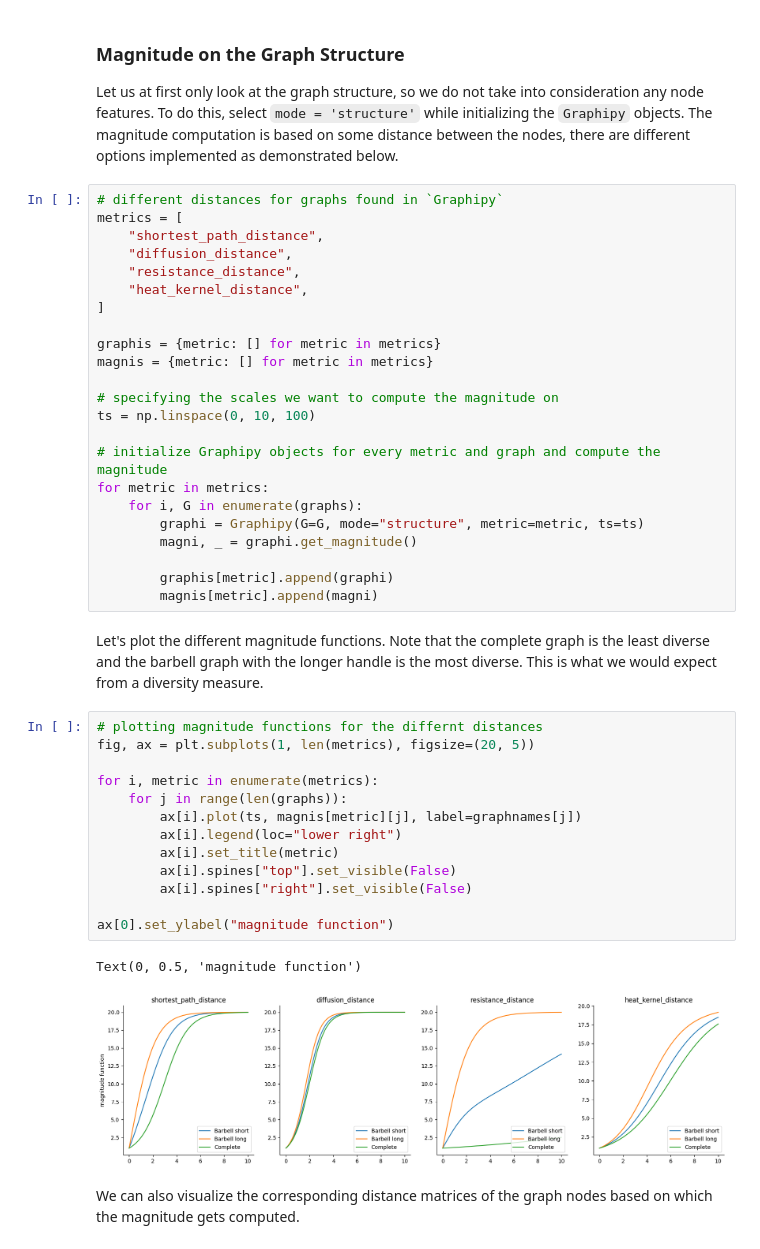
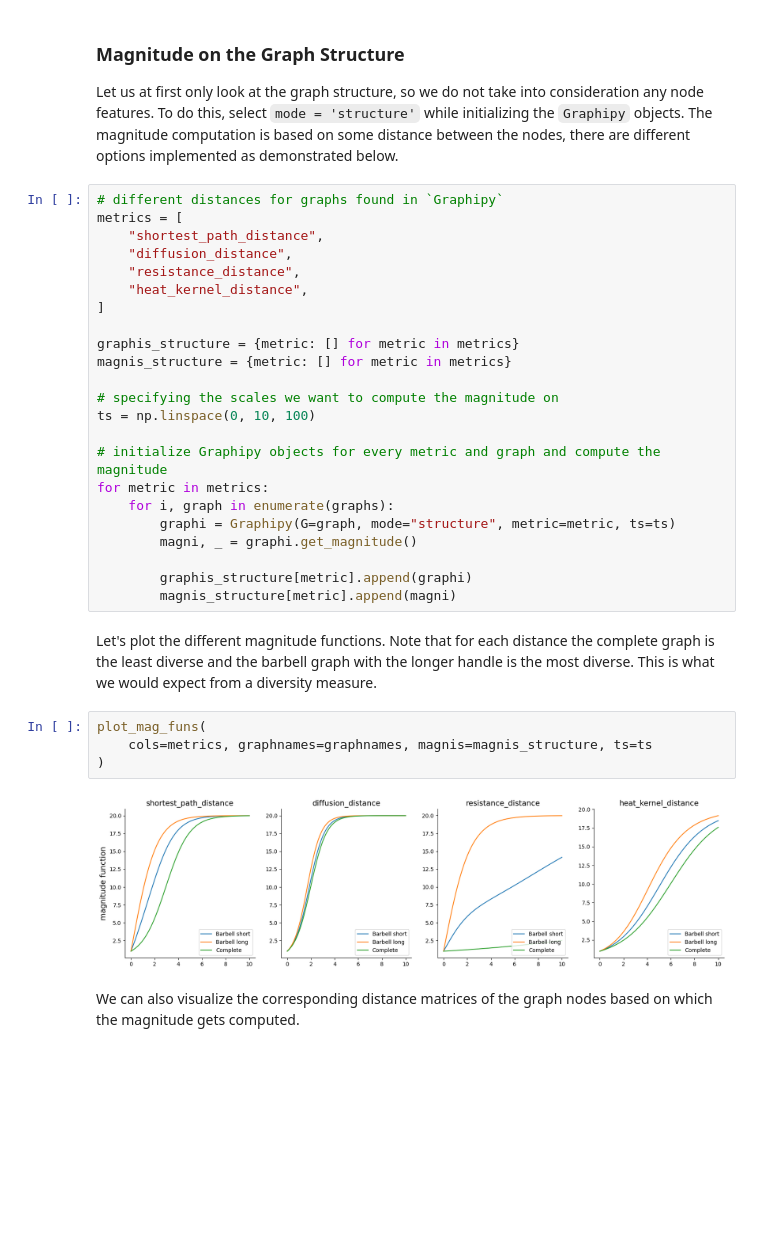
Before and after one commit to aidos-lab/magnipy, a Jupyter notebook: notebooks/graphipy_tutorial.ipynb, the cells around one changed output. Saved outputs shown, nothing was run; the diff lists cells and outputs as text; blank space fills up the shorter version.

```diff
--- a/notebooks/graphipy_tutorial.ipynb
+++ b/notebooks/graphipy_tutorial.ipynb
@@ -119,37 +69,27 @@ metrics = [
     "heat_kernel_distance",
 ]
 
-graphis = {metric: [] for metric in metrics}
-magnis = {metric: [] for metric in metrics}
+graphis_structure = {metric: [] for metric in metrics}
+magnis_structure = {metric: [] for metric in metrics}
 
 # specifying the scales we want to compute the magnitude on
 ts = np.linspace(0, 10, 100)
 
 # initialize Graphipy objects for every metric and graph and compute the magnitude
 for metric in metrics:
-    for i, G in enumerate(graphs):
-        graphi = Graphipy(G=G, mode="structure", metric=metric, ts=ts)
+    for i, graph in enumerate(graphs):
+        graphi = Graphipy(G=graph, mode="structure", metric=metric, ts=ts)
         magni, _ = graphi.get_magnitude()
 
-        graphis[metric].append(graphi)
-        magnis[metric].append(magni)
+        graphis_structure[metric].append(graphi)
+        magnis_structure[metric].append(magni)
 # %% [markdown]
-Let's plot the different magnitude functions. Note that the complete graph is the least diverse and the barbell graph with the longer handle is the most diverse. This is what we would expect from a diversity measure.
+Let's plot the different magnitude functions. Note that for each distance the complete graph is the least diverse and the barbell graph with the longer handle is the most diverse. This is what we would expect from a diversity measure.
-# %%
-# plotting magnitude functions for the differnt distances
-fig, ax = plt.subplots(1, len(metrics), figsize=(20, 5))
-
-for i, metric in enumerate(metrics):
-    for j in range(len(graphs)):
-        ax[i].plot(ts, magnis[metric][j], label=graphnames[j])
-        ax[i].legend(loc="lower right")
-        ax[i].set_title(metric)
-        ax[i].spines["top"].set_visible(False)
-        ax[i].spines["right"].set_visible(False)
-
-ax[0].set_ylabel("magnitude function")
-# %% [output]
-Text(0, 0.5, 'magnitude function')
-[figure, removed]
+# %%
+plot_mag_funs(
+    cols=metrics, graphnames=graphnames, magnis=magnis_structure, ts=ts
+)
+# %% [output]
+[figure, added]
 # %% [markdown]
 We can also visualize the corresponding distance matrices of the graph nodes based on which the magnitude gets computed.
```
Also changed, not shown: parts of 48 cells of this notebook.
